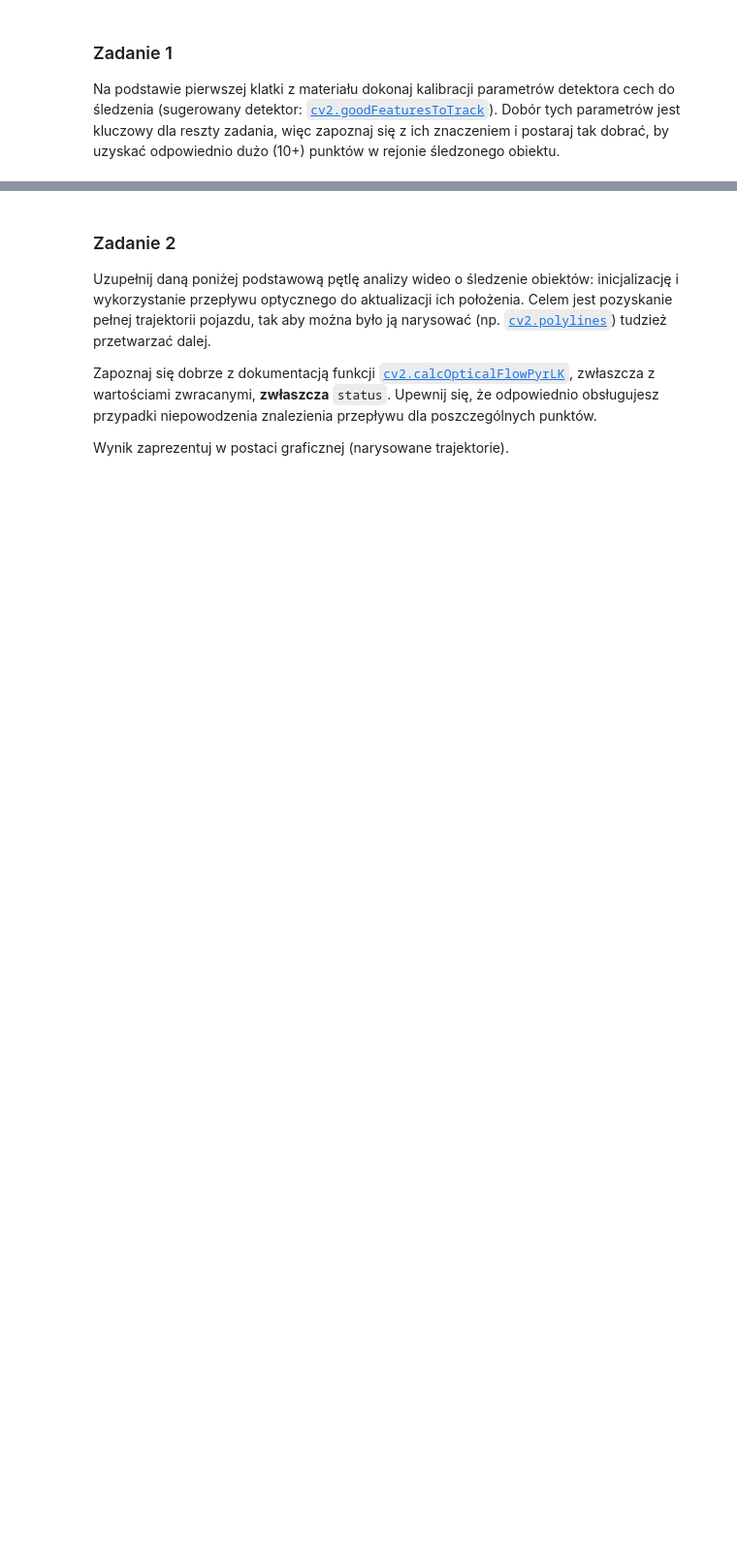
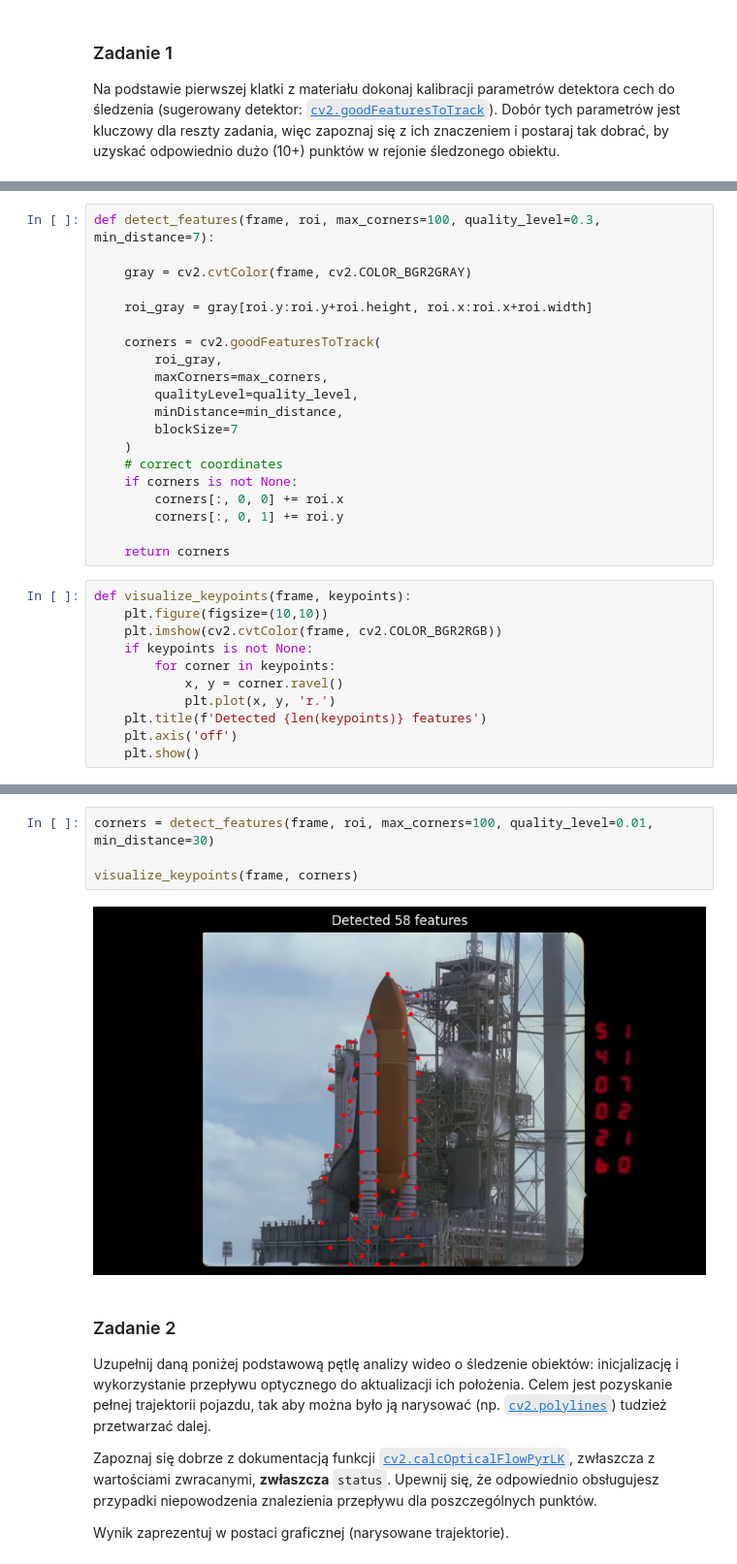
Before and after one commit to pananananas/ComputerVision, a Jupyter notebook: 8 sparse object tracking.ipynb, the cells around one changed output, grey strips where cells are left out. Shown at 97% size. Drawn from its saved outputs; the diff is of its cells as text; blank space fills up the shorter version.

Commit message:
implemented sparse object tracking and velocity measurements

```diff
--- a/8 sparse object tracking.ipynb
+++ b/8 sparse object tracking.ipynb
@@ -48,0 +79,31 @@ plt.subplots(1, 1, figsize=(12,12))[1].imshow(frame[..., ::-1]);
+# %%
+def detect_features(frame, roi, max_corners=100, quality_level=0.3, min_distance=7):
+
+    gray = cv2.cvtColor(frame, cv2.COLOR_BGR2GRAY)
+
+    roi_gray = gray[roi.y:roi.y+roi.height, roi.x:roi.x+roi.width]
+
+    corners = cv2.goodFeaturesToTrack(
+        roi_gray,
+        maxCorners=max_corners,
+        qualityLevel=quality_level,
+        minDistance=min_distance,
+        blockSize=7
+    )
+    # correct coordinates
+    if corners is not None:
+        corners[:, 0, 0] += roi.x
+        corners[:, 0, 1] += roi.y
+
+    return corners
+# %%
+def visualize_keypoints(frame, keypoints):
+    plt.figure(figsize=(10,10))
+    plt.imshow(cv2.cvtColor(frame, cv2.COLOR_BGR2RGB))
+    if keypoints is not None:
+        for corner in keypoints:
+            x, y = corner.ravel()
+            plt.plot(x, y, 'r.')
+    plt.title(f'Detected {len(keypoints)} features')
+    plt.axis('off')
+    plt.show()
@@ -49,3 +122,9 @@ plt.subplots(1, 1, figsize=(12,12))[1].imshow(frame[..., ::-1]);
+# %%
+corners = detect_features(frame, roi, max_corners=100, quality_level=0.01, min_distance=30)
+
+visualize_keypoints(frame, corners)
+# %% [output]
+[figure, added]
 # %% [markdown]
 ### Zadanie 2
 
```
Also changed, not shown: parts of 20 cells of this notebook, 2 other files.
